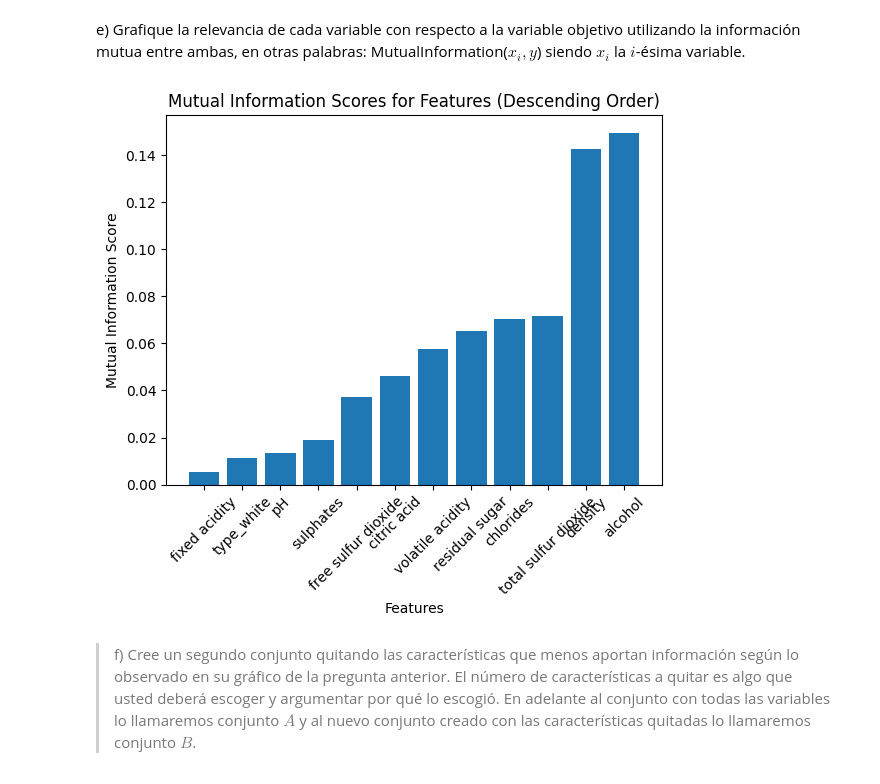
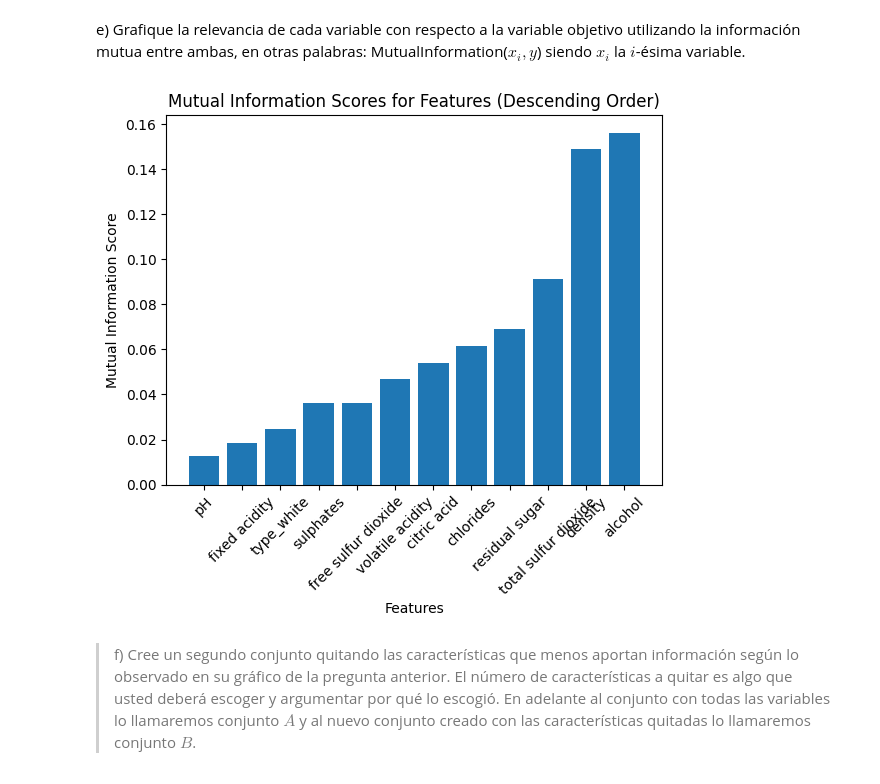
Before and after one commit to Nicolas-brj/Tarea2_INF398, a Jupyter notebook: Enunciado_Tarea_2.ipynb, the cells around one changed output. Saved outputs shown, nothing was run; the diff lists cells and outputs as text; code cells hidden in the pictures.

```diff
--- a/Enunciado_Tarea_2.ipynb
+++ b/Enunciado_Tarea_2.ipynb
@@ -245,8 +245,10 @@ sns.heatmap(df.corr(), annot = True,cmap = 'coolwarm')
 > c) Una vez separado los conjuntos, obtenga la media de cada variable con datos faltantes en el conjunto de **entrenamiento** y reemplace los valores faltantes (NaN) de ambos conjuntos (entrenamiento y prueba) con dicha media.
 # %%
 X = df.drop(['quality'], axis =1)
+X_mod = X
 y = df['quality']
-X_train, X_test, y_train, y_test = train_test_split(X, y, test_size=0.2, shuffle=True)
+y_mod = y
+X_train, X_test, y_train, y_test = train_test_split(X, y, test_size=0.2, random_state=42)
 # %%
 # Checking which columns have empty values
 empty_columns = df.columns[df.isnull().any()].tolist()
@@ -273,6 +275,9 @@ for column in X_train.columns:
     if X_train[column].isna().any():
         column_mean = X_train[column].mean()
         X_train[column].fillna(column_mean, inplace=True)
+        ### LLENADO DE X_TEST CON X_MEAN DEL TRAIN SET
+        if X_test[column].isna().any():
+            X_test[column].fillna(column_mean, inplace=True)
 # Mean value after doing the replacement
 column_means_after = X_train[empty_columns].mean()
 
@@ -297,12 +302,20 @@ sulphates                      0.532251              0.532251
 X_scaler = preprocessing.StandardScaler()
 y_scaler = preprocessing.StandardScaler()
 
+
 cols_to_normalize = [col for col in X_train.columns if len(df[col].unique()) > 2]
+
 
 for col in cols_to_normalize:
     X_train[col] = X_scaler.fit_transform(X_train[[col]])
-
+    X_test[col] = X_scaler.transform(X_test[[col]])
 X_train.hist(figsize=(15, 15), layout=(4, 4), bins=20)
 plt.tight_layout()
 plt.show()
+
+plt.hist(y_train, bins=10)
+plt.xlabel('y_train')
+plt.ylabel('Frequency')
+plt.title('Histogram of y_train')
+plt.show()
 # %% [output]
@@ -311,18 +325,18 @@ plt.show()
 e) Grafique la relevancia de cada variable con respecto a la variable objetivo utilizando la información mutua entre ambas, en otras palabras: MutualInformation($x_i,y$) siendo $x_i$ la $i$-ésima variable.
 # %%
 mi_scores = mutual_info_classif(X_train, y_train)
-df_mi_scores = pd.DataFrame({'Features': X.columns, 'MI Scores': mi_scores})
+df_mi_scores = pd.DataFrame({'Features': X_train.columns, 'MI Scores': mi_scores})
 df_mi_scores = df_mi_scores.sort_values(by='MI Scores', ascending=True)
 # Create a bar plot of feature names and MI scores
 fig, ax = plt.subplots()
 ax.bar(df_mi_scores['Features'], df_mi_scores['MI Scores'])
 ax.set_xlabel('Features')
 ax.set_ylabel('Mutual Information Score')
 ax.set_title('Mutual Information Scores for Features (Descending Order)')
 plt.xticks(rotation=45)
 plt.show()
 # %% [output]
-[figure, old version]
+[figure, new version]
 # %% [markdown]
 > f) Cree un segundo conjunto quitando las características que menos aportan información según lo observado en su gráfico de la pregunta anterior. El número de características a quitar es algo que usted deberá escoger y argumentar por qué lo escogió. En adelante al conjunto con todas las variables lo llamaremos conjunto $\textit{A}$ y al nuevo conjunto creado con las características quitadas lo llamaremos conjunto $\textit{B}$.
 # %%
```
Also changed, not shown: parts of 14 cells of this notebook.
